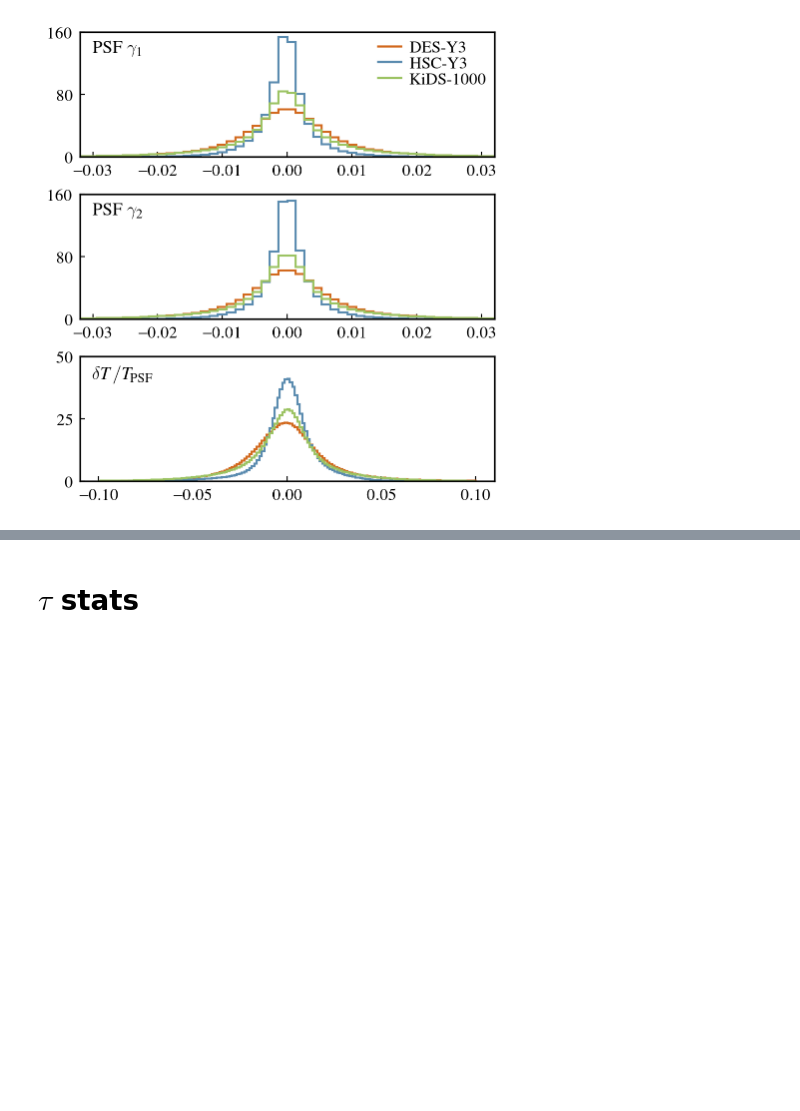
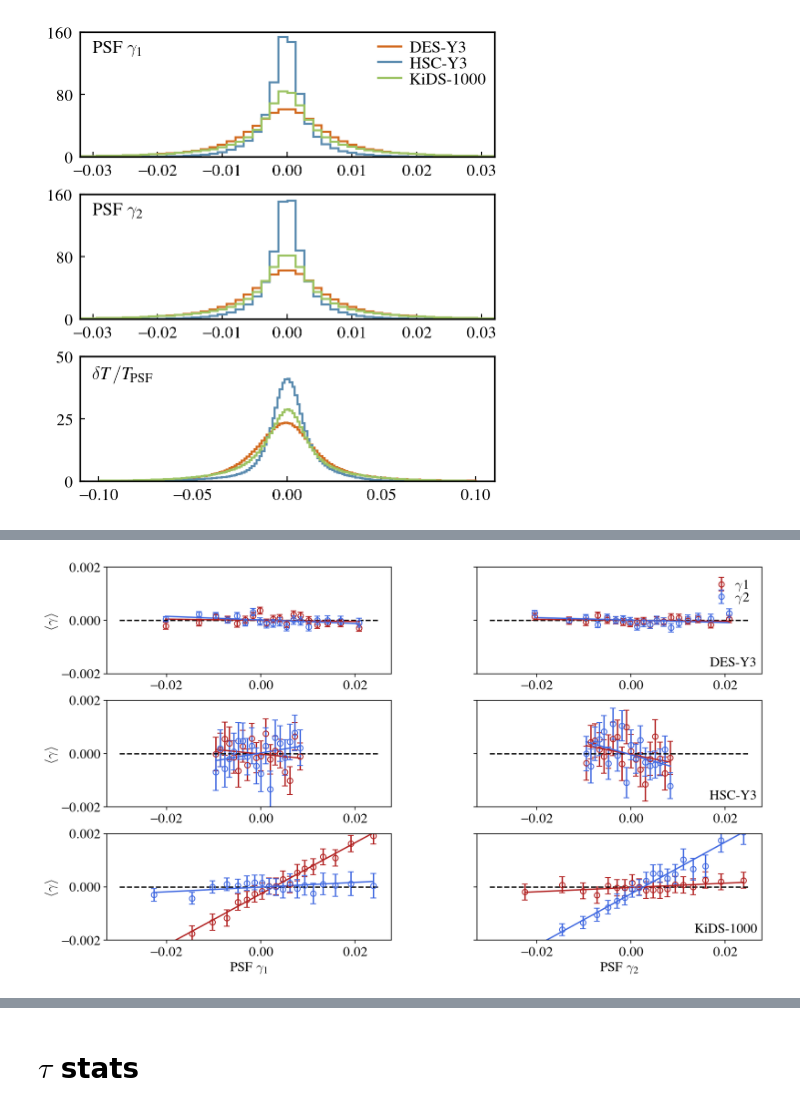
Before and after one commit to LSSTDESC/nulltests_txpipe, a Jupyter notebook: paper_plots.ipynb, the cells around one changed output, grey strips where cells are left out. Drawn from its saved outputs; the diff is of its cells as text; code cells hidden in the pictures; blank space fills up the shorter version.

Commit message:
adding mean shear plots

```diff
--- a/paper_plots.ipynb
+++ b/paper_plots.ipynb
@@ -460,0 +463,82 @@ plt.savefig('plots/psf_histograms.pdf',dpi=200)
+# %%
+import pickle
+file = open("desy3/TXdata/meanshear.pkl",'rb')
+dic = pickle.load(file)
+# %%
+%matplotlib inline
+%config InlineBackend.figure_format='retina'
+
+matplotlib.rcParams.update({'font.size': 15})
+
+plt.clf()
+fig = plt.figure(figsize=(10,6),dpi=80)
+
+gs  = gridspec.GridSpec(3, 2, top=0.95, right=1.00, left=0.00, bottom=0.00,hspace=0.25,wspace=0.3)
+
+d = dic['DES-Y3']['g_psfg']
+ax0 = plt.subplot(gs[0])
+ax0.errorbar(d['mu1'],d['meang1_psfg1']-np.mean(d['meang1_psfg1']),d['stdg1_psfg1'], color='firebrick',linestyle='None',marker='o',mfc='None',capsize=3)
+ax0.errorbar(d['mu1'],d['meang2_psfg1']-np.mean(d['meang2_psfg1']),d['stdg2_psfg1'], color='royalblue',linestyle='None',marker='o',mfc='None',capsize=3)
+ax0.plot(np.arange(-0.03,0.03,0.005),np.zeros(len(np.arange(-0.03,0.03,0.005))),color='black',linestyle='dashed')
+ax0.plot(d['mu1'],d['fitg1_psfg1']-np.mean(d['meang1_psfg1']),color='firebrick')
+ax0.plot(d['mu1'],d['fitg2_psfg1']-np.mean(d['meang2_psfg1']),color='royalblue')
+ax0.set_ylim([-0.002,0.002])
+ax0.set_ylabel(r'$\langle \gamma \rangle$')
+
+
+ax1 = plt.subplot(gs[1])
+ax1.errorbar(d['mu2'],d['meang1_psfg2']-np.mean(d['meang1_psfg2']),d['stdg1_psfg2'], color='firebrick',linestyle='None',marker='o',mfc='None',capsize=3,label=r'$\gamma1$')
+ax1.errorbar(d['mu2'],d['meang2_psfg2']-np.mean(d['meang2_psfg2']),d['stdg2_psfg2'], color='royalblue',linestyle='None',marker='o',mfc='None',capsize=3,label=r'$\gamma2$')
+ax1.plot(np.arange(-0.03,0.03,0.005),np.zeros(len(np.arange(-0.03,0.03,0.005))),color='black',linestyle='dashed')
+ax1.plot(d['mu2'],d['fitg1_psfg2']-np.mean(d['meang1_psfg2']),color='firebrick')
+ax1.plot(d['mu2'],d['fitg2_psfg2']-np.mean(d['meang2_psfg2']),color='royalblue')
+ax1.yaxis.set_tick_params(labelleft=False)
+ax1.legend(frameon=False,loc = 'upper right', labelspacing=0.00,ncol=1,handletextpad=0.00,columnspacing=0.2)
+ax1.text(0.9, 0.1, 'DES-Y3', horizontalalignment='center', verticalalignment='center', transform=ax1.transAxes)
+ax1.set_ylim([-0.002,0.002])
+
+d = dic['HSC-Y3']['g_psfg']
+ax2 = plt.subplot(gs[2])
+ax2.errorbar(d['mu1'],d['meang1_psfg1']-np.mean(d['meang1_psfg1']),d['stdg1_psfg1'], color='firebrick',linestyle='None',marker='o',mfc='None',capsize=3)
+ax2.errorbar(d['mu1'],d['meang2_psfg1']-np.mean(d['meang2_psfg1']),d['stdg2_psfg1'], color='royalblue',linestyle='None',marker='o',mfc='None',capsize=3)
+ax2.plot(np.arange(-0.03,0.03,0.005),np.zeros(len(np.arange(-0.03,0.03,0.005))),color='black',linestyle='dashed')
+ax2.plot(d['mu1'],d['fitg1_psfg1']-np.mean(d['meang1_psfg1']),color='firebrick')
+ax2.plot(d['mu1'],d['fitg2_psfg1']-np.mean(d['meang2_psfg1']),color='royalblue')
+ax2.set_ylim([-0.002,0.002])
+ax2.set_ylabel(r'$\langle \gamma \rangle$')
+ax2.set_ylim([-0.002,0.002])
+
+ax3 = plt.subplot(gs[3])
+ax3.errorbar(d['mu2'],d['meang1_psfg2']-np.mean(d['meang1_psfg2']),d['stdg1_psfg2'], color='firebrick',linestyle='None',marker='o',mfc='None',capsize=3)
+ax3.errorbar(d['mu2'],d['meang2_psfg2']-np.mean(d['meang2_psfg2']),d['stdg2_psfg2'], color='royalblue',linestyle='None',marker='o',mfc='None',capsize=3)
+ax3.plot(np.arange(-0.03,0.03,0.005),np.zeros(len(np.arange(-0.03,0.03,0.005))),color='black',linestyle='dashed')
+ax3.plot(d['mu2'],d['fitg1_psfg2']-np.mean(d['meang1_psfg2']),color='firebrick')
+ax3.plot(d['mu2'],d['fitg2_psfg2']-np.mean(d['meang2_psfg2']),color='royalblue')
+ax3.set_ylim([-0.002,0.002])
+ax3.yaxis.set_tick_params(labelleft=False)
+ax3.text(0.9, 0.1, 'HSC-Y3', horizontalalignment='center', verticalalignment='center', transform=ax3.transAxes)
+
+d = dic['KiDS-1000']['g_psfg']
+ax4 = plt.subplot(gs[4])
+ax4.errorbar(d['mu1'],d['meang1_psfg1']-np.mean(d['meang1_psfg1']),d['stdg1_psfg1'], color='firebrick',linestyle='None',marker='o',mfc='None',capsize=3)
+ax4.errorbar(d['mu1'],d['meang2_psfg1']-np.mean(d['meang2_psfg1']),d['stdg2_psfg1'], color='royalblue',linestyle='None',marker='o',mfc='None',capsize=3)
+ax4.plot(np.arange(-0.03,0.03,0.005),np.zeros(len(np.arange(-0.03,0.03,0.005))),color='black',linestyle='dashed')
+ax4.plot(d['mu1'],d['fitg1_psfg1']-np.mean(d['meang1_psfg1']),color='firebrick')
+ax4.plot(d['mu1'],d['fitg2_psfg1']-np.mean(d['meang2_psfg1']),color='royalblue')
+ax4.set_ylim([-0.002,0.002])
+ax4.set_ylabel(r'$\langle \gamma \rangle$')
+ax4.set_xlabel(rf'PSF $\gamma_1$')
+
+ax5 = plt.subplot(gs[5])
+ax5.errorbar(d['mu2'],d['meang1_psfg2']-np.mean(d['meang1_psfg2']),d['stdg1_psfg2'], color='firebrick',linestyle='None',marker='o',mfc='None',capsize=3)
+ax5.errorbar(d['mu2'],d['meang2_psfg2']-np.mean(d['meang2_psfg2']),d['stdg2_psfg2'], color='royalblue',linestyle='None',marker='o',mfc='None',capsize=3)
+ax5.plot(np.arange(-0.03,0.03,0.005),np.zeros(len(np.arange(-0.03,0.03,0.005))),color='black',linestyle='dashed')
+ax5.plot(d['mu2'],d['fitg1_psfg2']-np.mean(d['meang1_psfg2']),color='firebrick')
+ax5.plot(d['mu2'],d['fitg2_psfg2']-np.mean(d['meang2_psfg2']),color='royalblue')
+ax5.yaxis.set_tick_params(labelleft=False)
+ax5.text(0.875, 0.1, 'KiDS-1000', horizontalalignment='center', verticalalignment='center', transform=ax5.transAxes)
+ax5.set_ylim([-0.002,0.002])
+ax5.set_xlabel(rf'PSF $\gamma_2$')
+
+#fig.savefig('plots/comp_psfg.pdf',bbox_inches='tight')
+# %% [output]
@@ -460,0 +547 @@ plt.savefig('plots/psf_histograms.pdf',dpi=200)
+[figure, added]
```
Also changed, not shown: parts of 5 cells of this notebook.
